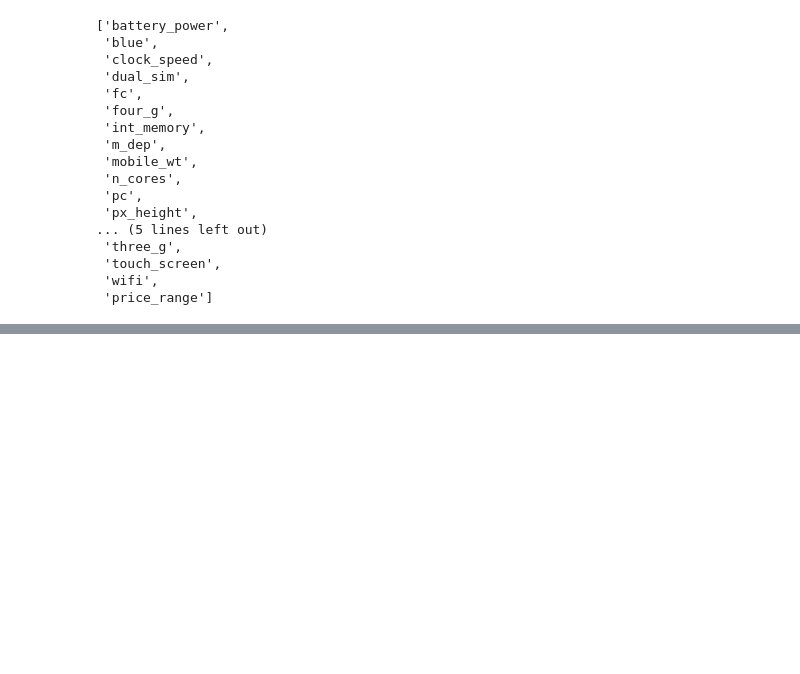
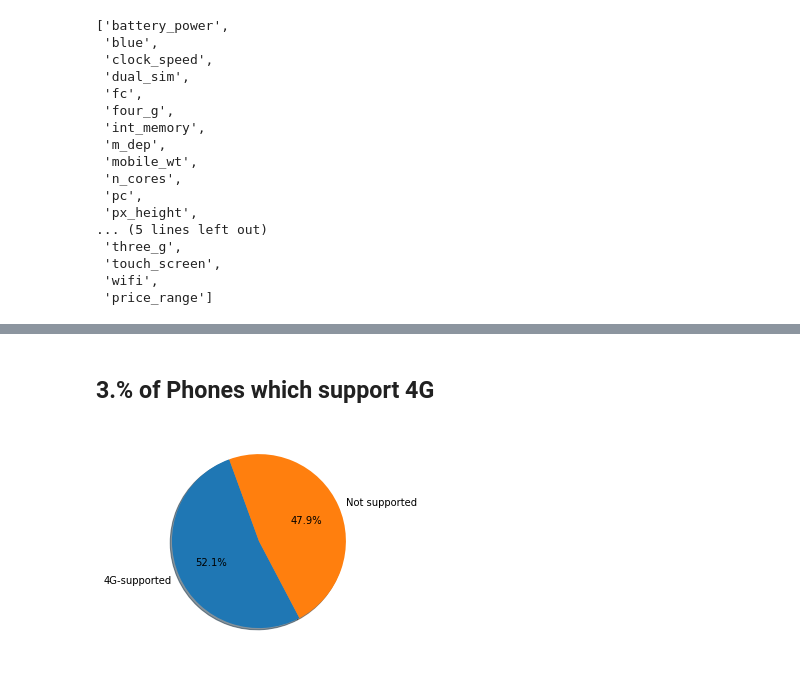
Before and after one commit to RohanAG2806/Mobile-Price-Range-Prediction, a Jupyter notebook: Mobile_price_range_prediction_capstone_project.ipynb, the cells around one changed output, grey strips where cells are left out. Drawn from its saved outputs; the diff is of its cells as text; code cells hidden in the pictures; blank space fills up the shorter version.

```diff
--- a/Mobile_price_range_prediction_capstone_project.ipynb
+++ b/Mobile_price_range_prediction_capstone_project.ipynb
@@ -189,0 +224,10 @@ dist_column
+# %% [markdown]
+## 3.% of Phones which support 4G
+# %%
+labels4g = ["4G-supported",'Not supported']
+values4g = data['four_g'].value_counts().values
+fig1, ax1 = plt.subplots()
+ax1.pie(values4g, labels=labels4g, autopct='%1.1f%%',shadow=True,startangle=110)
+plt.show()
+# %% [output]
+[figure, added]
```
Also changed, not shown: parts of 71 cells of this notebook.
